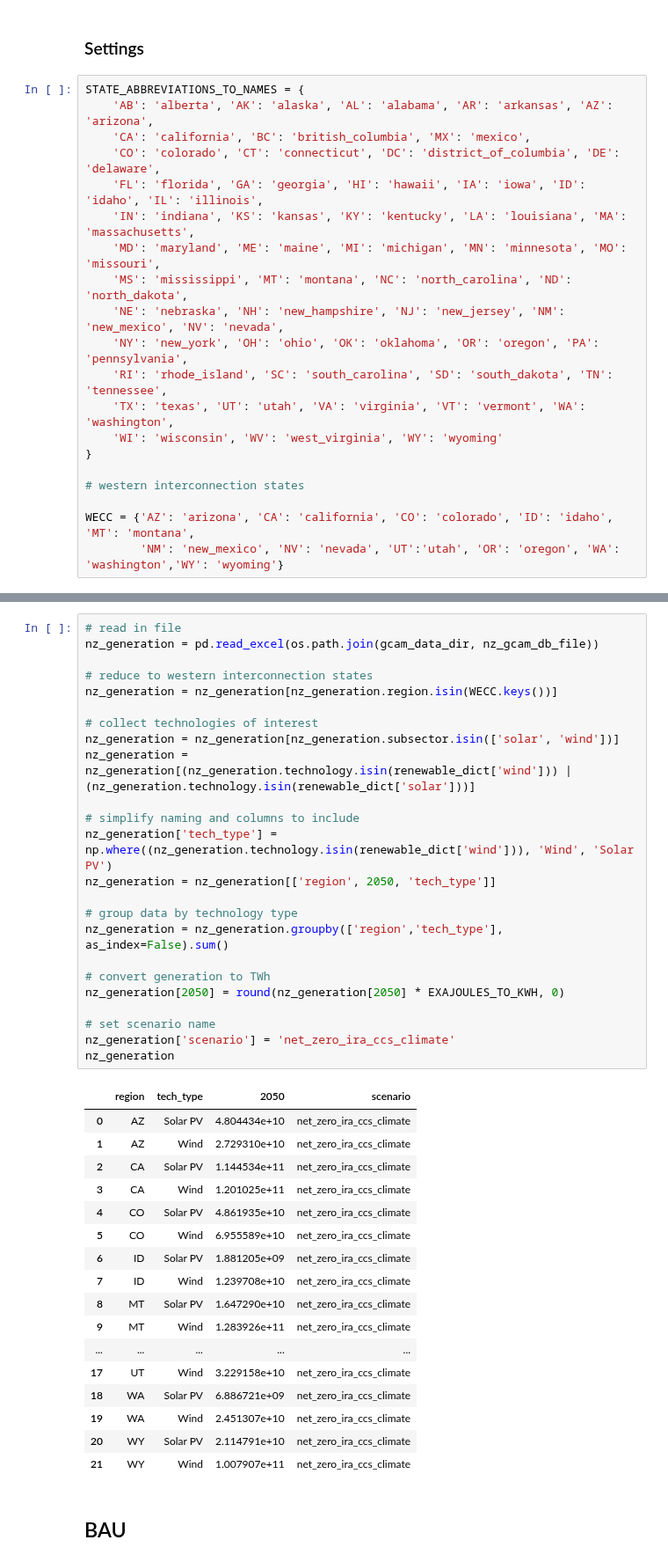
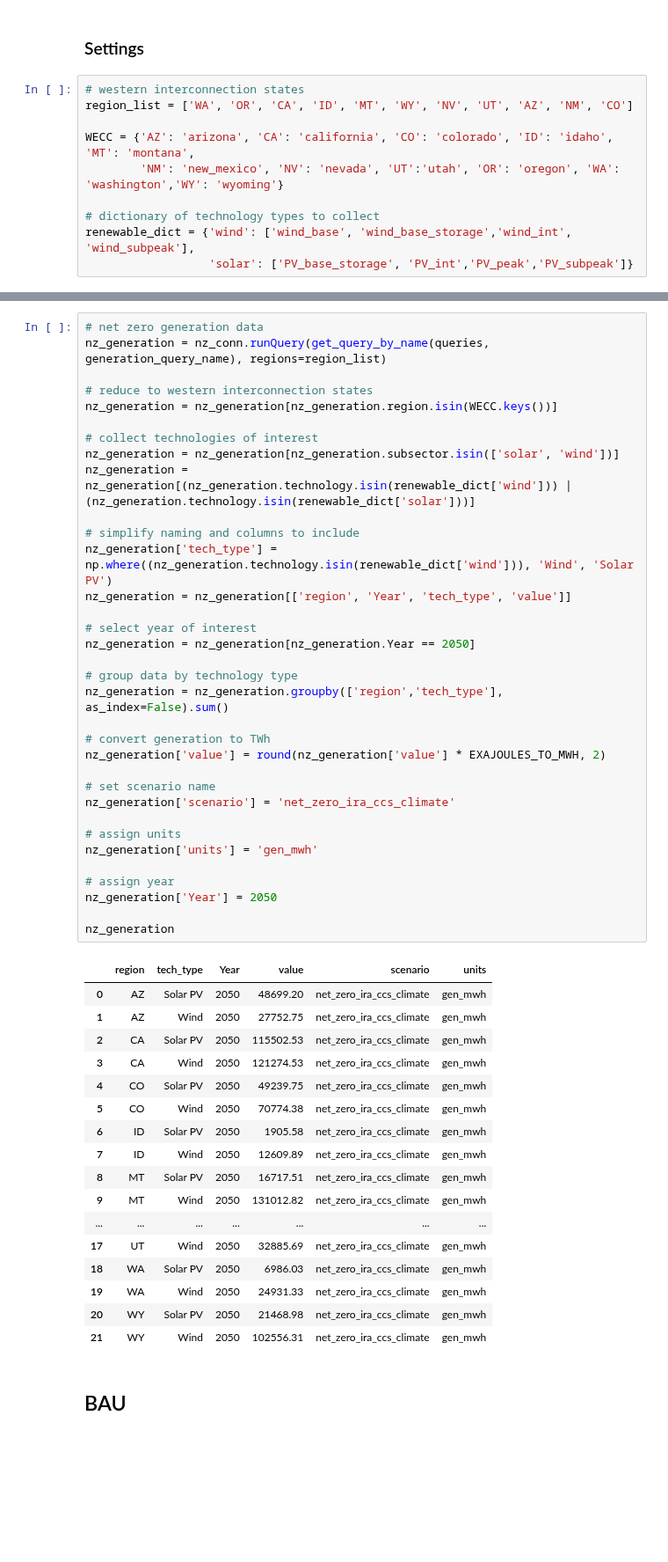
Before and after one commit to GODEEEP/mongird-etal_2024, a Jupyter notebook: notebooks/prepare_gcam_data.ipynb, the cells around one changed output, grey strips where cells are left out. Shown at 88% size. Drawn from its saved outputs; the diff is of its cells as text; blank space fills up the shorter version.

```diff
--- a/notebooks/prepare_gcam_data.ipynb
+++ b/notebooks/prepare_gcam_data.ipynb
@@ -74,23 +65,13 @@ generation_query_name = "elec gen by gen tech cogen USA"
 # %% [markdown]
 ### Settings
 # %%
-STATE_ABBREVIATIONS_TO_NAMES = {
-    'AB': 'alberta', 'AK': 'alaska', 'AL': 'alabama', 'AR': 'arkansas', 'AZ': 'arizona',
-    'CA': 'california', 'BC': 'british_columbia', 'MX': 'mexico',
-    'CO': 'colorado', 'CT': 'connecticut', 'DC': 'district_of_columbia', 'DE': 'delaware',
-    'FL': 'florida', 'GA': 'georgia', 'HI': 'hawaii', 'IA': 'iowa', 'ID': 'idaho', 'IL': 'illinois',
-    'IN': 'indiana', 'KS': 'kansas', 'KY': 'kentucky', 'LA': 'louisiana', 'MA': 'massachusetts',
-    'MD': 'maryland', 'ME': 'maine', 'MI': 'michigan', 'MN': 'minnesota', 'MO': 'missouri',
-    'MS': 'mississippi', 'MT': 'montana', 'NC': 'north_carolina', 'ND': 'north_dakota',
-    'NE': 'nebraska', 'NH': 'new_hampshire', 'NJ': 'new_jersey', 'NM': 'new_mexico', 'NV': 'nevada',
-    'NY': 'new_york', 'OH': 'ohio', 'OK': 'oklahoma', 'OR': 'oregon', 'PA': 'pennsylvania',
-    'RI': 'rhode_island', 'SC': 'south_carolina', 'SD': 'south_dakota', 'TN': 'tennessee',
-    'TX': 'texas', 'UT': 'utah', 'VA': 'virginia', 'VT': 'vermont', 'WA': 'washington',
-    'WI': 'wisconsin', 'WV': 'west_virginia', 'WY': 'wyoming'
-}
-
 # western interconnection states
+region_list = ['WA', 'OR', 'CA', 'ID', 'MT', 'WY', 'NV', 'UT', 'AZ', 'NM', 'CO']
 
 WECC = {'AZ': 'arizona', 'CA': 'california', 'CO': 'colorado', 'ID': 'idaho',  'MT': 'montana',
         'NM': 'new_mexico', 'NV': 'nevada', 'UT':'utah', 'OR': 'oregon', 'WA': 'washington','WY': 'wyoming'}
+
+# dictionary of technology types to collect
+renewable_dict = {'wind': ['wind_base', 'wind_base_storage','wind_int', 'wind_subpeak'],
+                  'solar': ['PV_base_storage', 'PV_int','PV_peak','PV_subpeak']}
 # %%
@@ -109,45 +129,55 @@ renewable_dict = {'wind': ['wind_base', 'wind_base_storage','wind_int', 'wind_su
 # %%
-# read in file
-nz_generation = pd.read_excel(os.path.join(gcam_data_dir, nz_gcam_db_file))
+# net zero generation data
+nz_generation = nz_conn.runQuery(get_query_by_name(queries, generation_query_name), regions=region_list)
 
 # reduce to western interconnection states
 nz_generation = nz_generation[nz_generation.region.isin(WECC.keys())]
 
 # collect technologies of interest
 nz_generation = nz_generation[nz_generation.subsector.isin(['solar', 'wind'])]
 nz_generation = nz_generation[(nz_generation.technology.isin(renewable_dict['wind'])) | (nz_generation.technology.isin(renewable_dict['solar']))]
 
 # simplify naming and columns to include
 nz_generation['tech_type'] = np.where((nz_generation.technology.isin(renewable_dict['wind'])), 'Wind', 'Solar PV')
-nz_generation = nz_generation[['region', 2050, 'tech_type']]
+nz_generation = nz_generation[['region', 'Year', 'tech_type', 'value']]
+
+# select year of interest
+nz_generation = nz_generation[nz_generation.Year == 2050]
 
 # group data by technology type
 nz_generation = nz_generation.groupby(['region','tech_type'], as_index=False).sum()
 
 # convert generation to TWh
-nz_generation[2050] = round(nz_generation[2050] * EXAJOULES_TO_KWH, 0)
+nz_generation['value'] = round(nz_generation['value'] * EXAJOULES_TO_MWH, 2)
 
 # set scenario name
 nz_generation['scenario'] = 'net_zero_ira_ccs_climate'
+
+# assign units
+nz_generation['units'] = 'gen_mwh'
+
+# assign year
+nz_generation['Year'] = 2050
+
 nz_generation
 # %% [output]
-|  | region | tech_type | 2050 | scenario |
-| 0 | AZ | Solar PV | 4.804434e+10 | net_zero_ira_ccs_climate |
-| 1 | AZ | Wind | 2.729310e+10 | net_zero_ira_ccs_climate |
-| 2 | CA | Solar PV | 1.144534e+11 | net_zero_ira_ccs_climate |
-| 3 | CA | Wind | 1.201025e+11 | net_zero_ira_ccs_climate |
-| 4 | CO | Solar PV | 4.861935e+10 | net_zero_ira_ccs_climate |
-| 5 | CO | Wind | 6.955589e+10 | net_zero_ira_ccs_climate |
-| 6 | ID | Solar PV | 1.881205e+09 | net_zero_ira_ccs_climate |
-| 7 | ID | Wind | 1.239708e+10 | net_zero_ira_ccs_climate |
-| 8 | MT | Solar PV | 1.647290e+10 | net_zero_ira_ccs_climate |
-| 9 | MT | Wind | 1.283926e+11 | net_zero_ira_ccs_climate |
-| ... | ... | ... | ... | ... |
-| 17 | UT | Wind | 3.229158e+10 | net_zero_ira_ccs_climate |
-| 18 | WA | Solar PV | 6.886721e+09 | net_zero_ira_ccs_climate |
-| 19 | WA | Wind | 2.451307e+10 | net_zero_ira_ccs_climate |
-| 20 | WY | Solar PV | 2.114791e+10 | net_zero_ira_ccs_climate |
-| 21 | WY | Wind | 1.007907e+11 | net_zero_ira_ccs_climate |
+|  | region | tech_type | Year | value | scenario | units |
+| 0 | AZ | Solar PV | 2050 | 48699.20 | net_zero_ira_ccs_climate | gen_mwh |
+| 1 | AZ | Wind | 2050 | 27752.75 | net_zero_ira_ccs_climate | gen_mwh |
+| 2 | CA | Solar PV | 2050 | 115502.53 | net_zero_ira_ccs_climate | gen_mwh |
+| 3 | CA | Wind | 2050 | 121274.53 | net_zero_ira_ccs_climate | gen_mwh |
+| 4 | CO | Solar PV | 2050 | 49239.75 | net_zero_ira_ccs_climate | gen_mwh |
+| 5 | CO | Wind | 2050 | 70774.38 | net_zero_ira_ccs_climate | gen_mwh |
+| 6 | ID | Solar PV | 2050 | 1905.58 | net_zero_ira_ccs_climate | gen_mwh |
+| 7 | ID | Wind | 2050 | 12609.89 | net_zero_ira_ccs_climate | gen_mwh |
+| 8 | MT | Solar PV | 2050 | 16717.51 | net_zero_ira_ccs_climate | gen_mwh |
+| 9 | MT | Wind | 2050 | 131012.82 | net_zero_ira_ccs_climate | gen_mwh |
+| ... | ... | ... | ... | ... | ... | ... |
+| 17 | UT | Wind | 2050 | 32885.69 | net_zero_ira_ccs_climate | gen_mwh |
+| 18 | WA | Solar PV | 2050 | 6986.03 | net_zero_ira_ccs_climate | gen_mwh |
+| 19 | WA | Wind | 2050 | 24931.33 | net_zero_ira_ccs_climate | gen_mwh |
+| 20 | WY | Solar PV | 2050 | 21468.98 | net_zero_ira_ccs_climate | gen_mwh |
+| 21 | WY | Wind | 2050 | 102556.31 | net_zero_ira_ccs_climate | gen_mwh |
 # %% [markdown]
 ## BAU
 # %%
```
Also changed, not shown: parts of 33 cells of this notebook.
